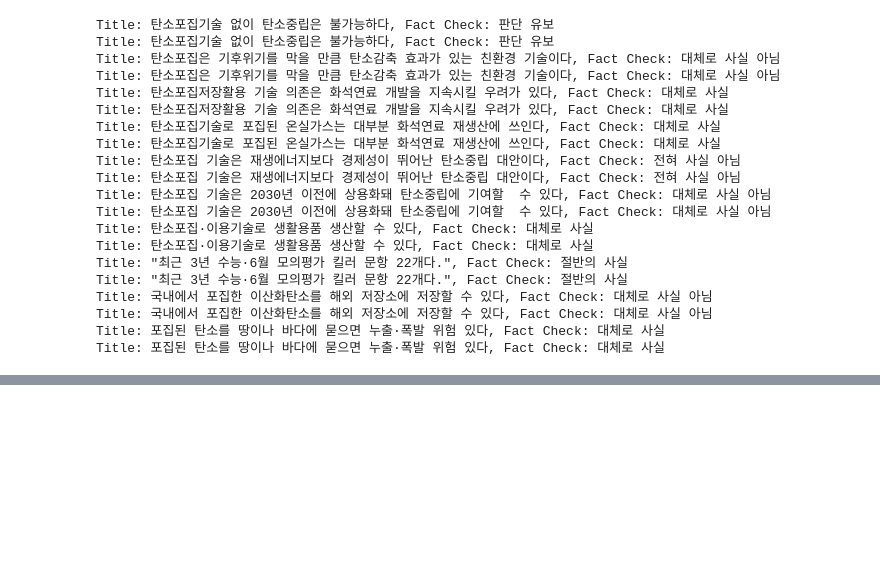
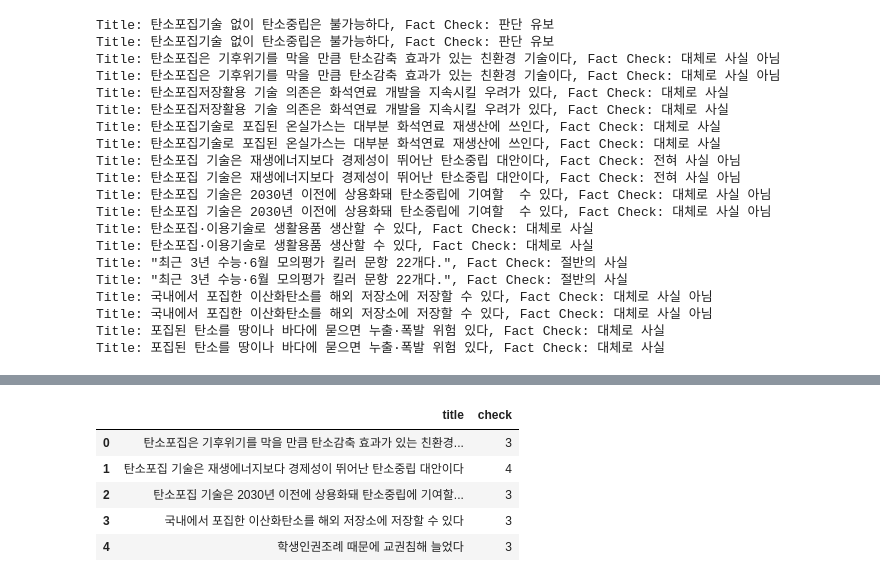
Before and after one commit to harim061/FakeNewsDetection, a Jupyter notebook: snuFact.ipynb, the cells around one changed output, grey strips where cells are left out. Saved outputs shown, nothing was run; the diff lists cells and outputs as text; code cells hidden in the pictures; blank space fills up the shorter version.

Commit message:
[0805] true, fake data 생성

```diff
--- a/snuFact.ipynb
+++ b/snuFact.ipynb
@@ -243,3 +240,45 @@ fact_result_list_even = fact_result_list[::2]
 pd_data = {"title":fact_check_list_even, "check" : fact_result_list_even}
 all_data = pd.DataFrame(pd_data)
 all_data.to_csv('data2.csv')
+# %%
+data = pd.read_csv('data2.csv')
+# %%
+data.loc[(data['check'] == "사실"), 'check'] = 0 # happiness
+data.loc[(data['check'] == "대체로 사실"), 'check'] = 1 # happiness
+data.loc[(data['check'] == "절반의 사실"), 'check'] = 2 # happiness
+data.loc[(data['check'] == "대체로 사실 아님"), 'check'] = 3 # happiness
+data.loc[(data['check'] == "전혀 사실 아님"), 'check'] = 4 # happiness
+data.loc[(data['check'] == "판단유보"), 'check'] = 5 # happiness
+# %%
+fact_list = []
+
+for ques, label in zip(data['title'], data['check'])  :
+
+    if(label == 0 )|(label==1)|(label==2):
+      row_data = [ques, str(label)]  # 각 행의 데이터를 리스트로 저장합니다.
+      fact_list.append(row_data)  # 결과 리스트에 행 데이터를 추가합니다.
+
+
+fact_df = pd.DataFrame(fact_list, columns=['title', 'check'])
+fact_df.to_csv("True.csv")
+# %%
+fake_list = []
+
+for ques, label in zip(data['title'], data['check'])  :
+
+    if(label == 3 )|(label==4)|(label==5):
+      row_data = [ques, str(label)]  # 각 행의 데이터를 리스트로 저장합니다.
+      fake_list.append(row_data)  # 결과 리스트에 행 데이터를 추가합니다.
+
+
+fake_df = pd.DataFrame(fake_list, columns=['title', 'check'])
+fake_df.to_csv("Fake.csv")
+# %%
+fake_df.head()
+# %% [output]
+|  | title | check |
+| 0 | 탄소포집은 기후위기를 막을 만큼 탄소감축 효과가 있는 친환경... | 3 |
+| 1 | 탄소포집 기술은 재생에너지보다 경제성이 뛰어난 탄소중립 대안이다 | 4 |
+| 2 | 탄소포집 기술은 2030년 이전에 상용화돼 탄소중립에 기여할... | 3 |
+| 3 | 국내에서 포집한 이산화탄소를 해외 저장소에 저장할 수 있다 | 3 |
+| 4 | 학생인권조례 때문에 교권침해 늘었다 | 3 |
```
Also changed, not shown: parts of 3 cells of this notebook.
